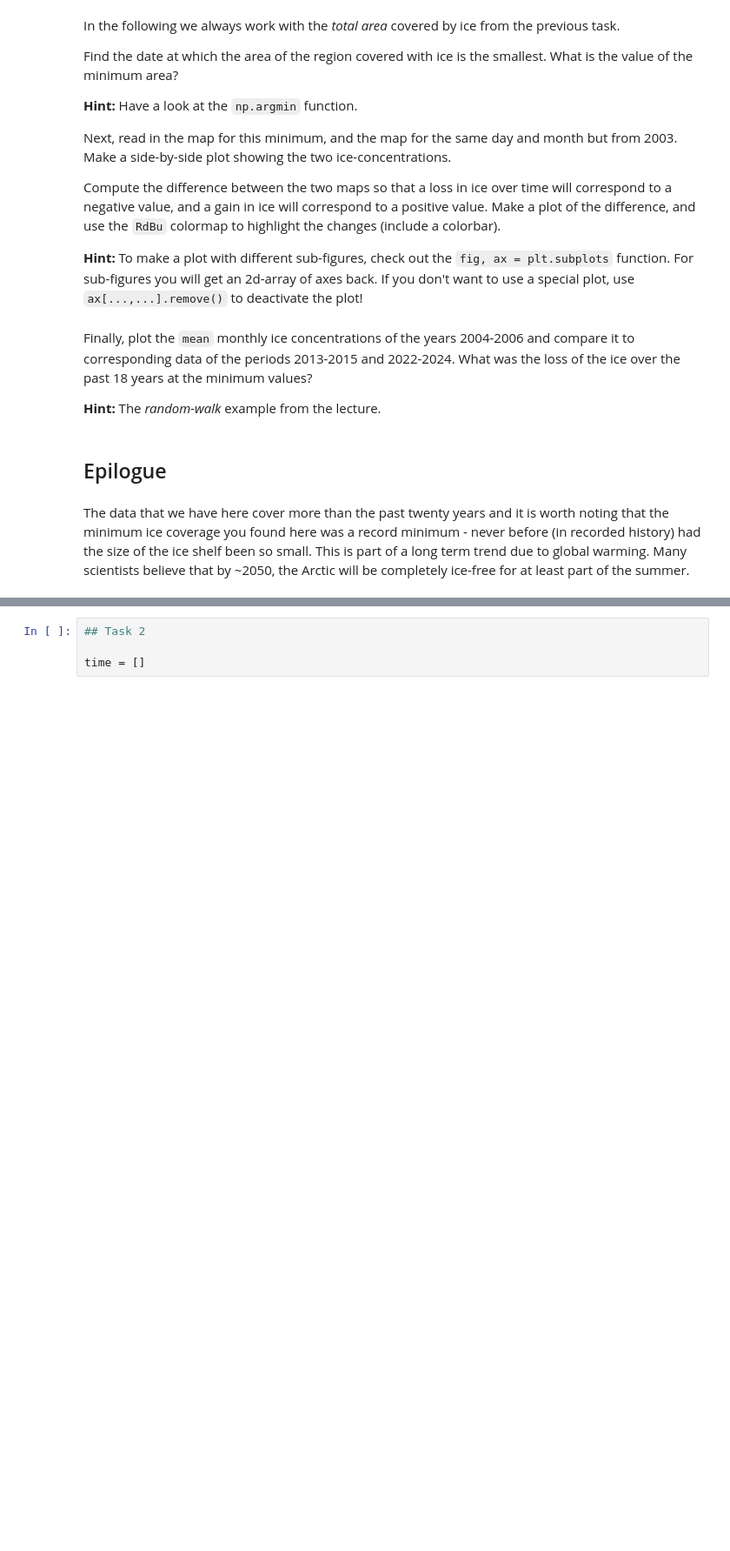
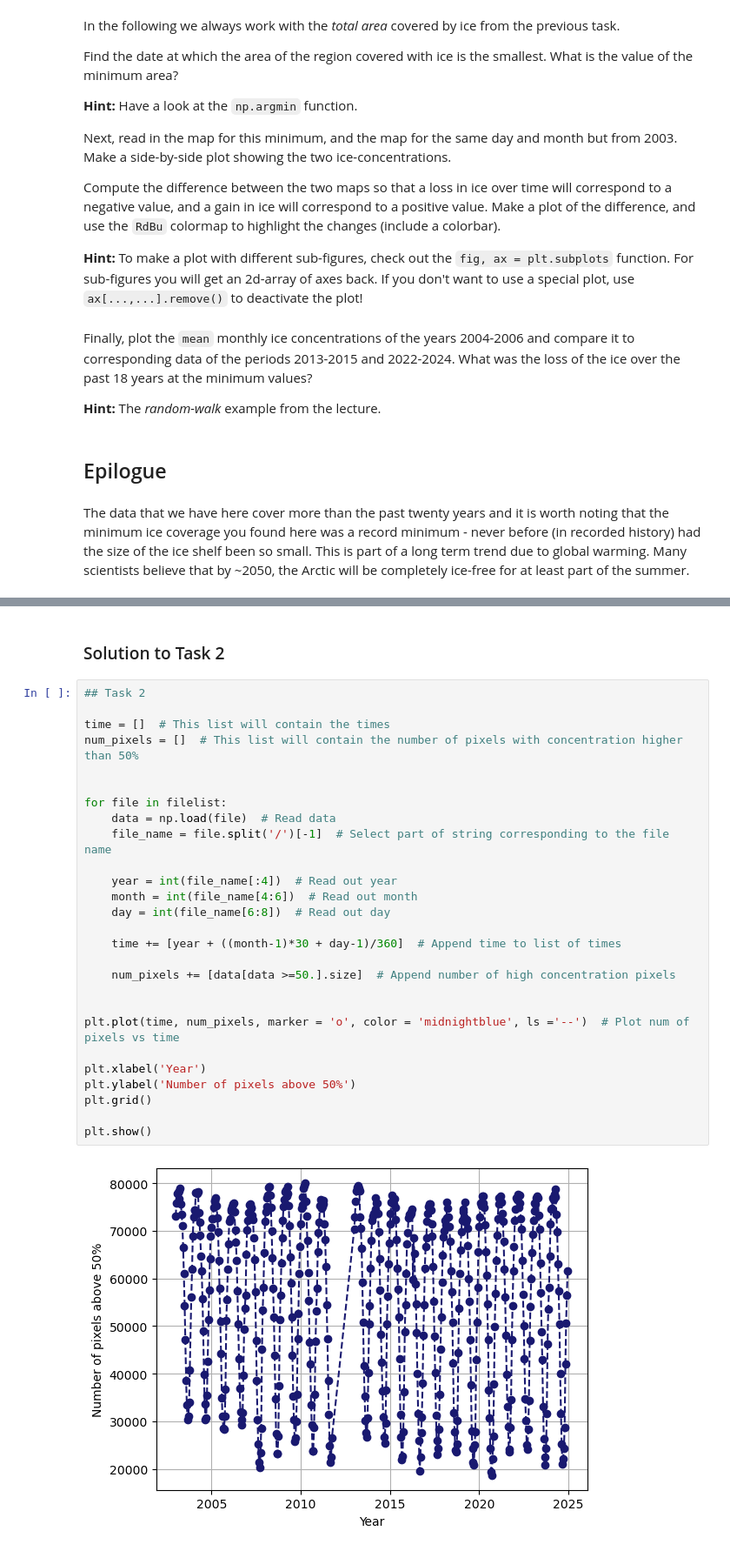
Before and after one commit to DanielDoradoMath/SciProPySS25, a Jupyter notebook: Week04/Project1-Dorado.ipynb, the cells around one changed output, grey strips where cells are left out. Shown: that part at 87% size. Drawn from its saved outputs; the diff is of its cells as text; blank space fills up the shorter version.

Commit message:
Project 1 - Task 2 done

```diff
--- a/Week04/Project1-Dorado.ipynb
+++ b/Week04/Project1-Dorado.ipynb
@@ -147,7 +147,34 @@ plt.title('Ice map from January 2004')
 plt.show()
 # %% [output]
 [figure]
-# %%
-## Task 2
-
-time = []
+# %% [markdown]
+### Solution to Task 2
+# %%
+## Task 2
+
+time = []  # This list will contain the times
+num_pixels = []  # This list will contain the number of pixels with concentration higher than 50%
+
+
+for file in filelist:
+    data = np.load(file)  # Read data
+    file_name = file.split('/')[-1]  # Select part of string corresponding to the file name
+
+    year = int(file_name[:4])  # Read out year
+    month = int(file_name[4:6])  # Read out month
+    day = int(file_name[6:8])  # Read out day
+
+    time += [year + ((month-1)*30 + day-1)/360]  # Append time to list of times
+
+    num_pixels += [data[data >=50.].size]  # Append number of high concentration pixels
+
+
+plt.plot(time, num_pixels, marker = 'o', color = 'midnightblue', ls ='--')  # Plot num of pixels vs time
+
+plt.xlabel('Year')
+plt.ylabel('Number of pixels above 50%')
+plt.grid()
+
+plt.show()
+# %% [output]
+[figure, added]
```
Also changed, not shown: parts of 9 cells of this notebook.
